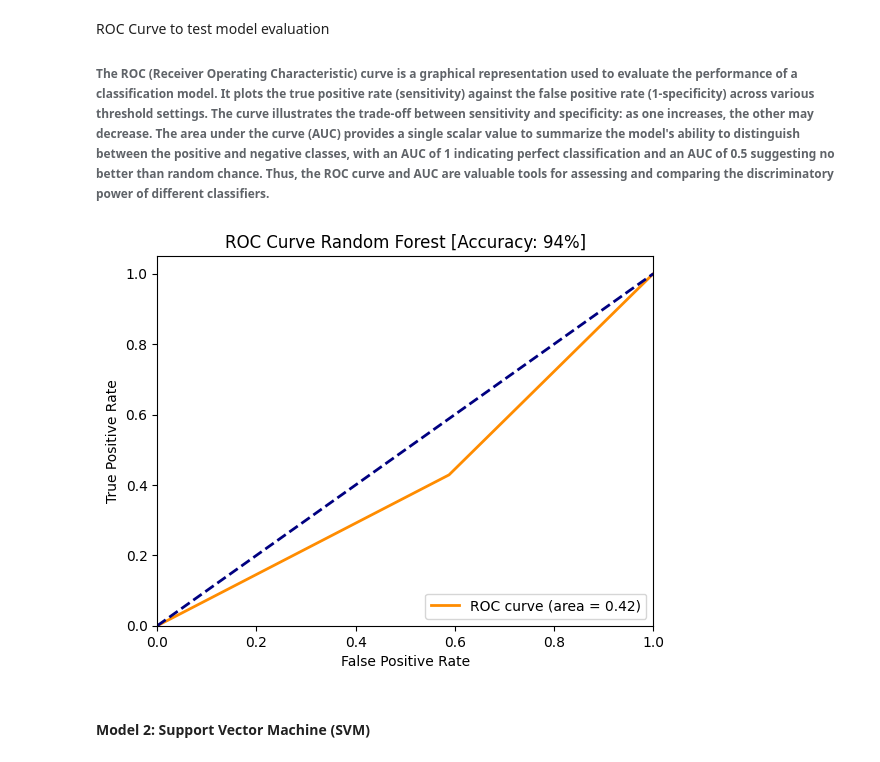
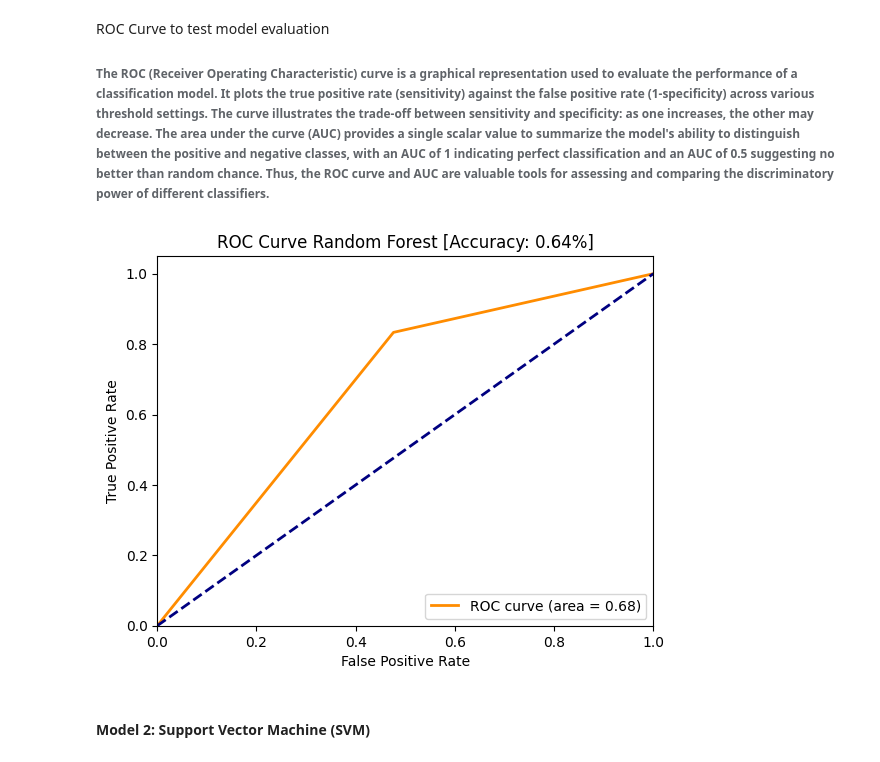
Before and after one commit to NumericCamel/Master-Thesis, a Jupyter notebook: notebook/model_building.ipynb, the cells around one changed output. Cells and saved outputs as stored; diff of their text form; code cells hidden in the pictures.

```diff
--- a/notebook/model_building.ipynb
+++ b/notebook/model_building.ipynb
@@ -127,0 +99,3 @@ Index(['Close', 'Volume', 'MA_td', '3MA_td', '%K_td', '%D_td', 'RSI_td',
+# %%
+btc_m = camel.thesis_lag(btc, num_lags = 1, target_column = 'Indicator')
+btc_m
@@ -128,2 +139,4 @@ Index(['Close', 'Volume', 'MA_td', '3MA_td', '%K_td', '%D_td', 'RSI_td',
+# %%
+btc_m['Indicator'] = np.where(btc_m['Indicator'] == 'Buy', 1,0)
 # %% [markdown]
 ##### Initializing Training and Test Datasets
@@ -147,4 +143,5 @@ btc_1
 # %%
+btc_1 = btc_m
 # Get all column names except 'Tomorrow'
 columns = btc_1.drop(columns='Indicator').columns.tolist()
 
@@ -192,7 +189,7 @@ if np.isnan(X).values.any():
 # %%
 from sklearn.ensemble import RandomForestClassifier
 
-rfm = RandomForestClassifier(n_estimators=350,  bootstrap=True, max_depth=15, min_samples_split=5)
+rfm = RandomForestClassifier(n_estimators=10,  bootstrap=True, max_depth=30, min_samples_split=5)
 rfm.fit(X_train, y_train)
 rf_pred = rfm.predict(X_test)
 # %%
@@ -229,21 +224,21 @@ ROC Curve to test model evaluation
 # %%
 # Compute ROC curve and ROC area
 fpr, tpr, _ = roc_curve(y_test, rf_pred)
 roc_auc = auc(fpr, tpr)
 
 # Plot ROC curve
 plt.figure()
 plt.plot(fpr, tpr, color='darkorange', lw=2, label='ROC curve (area = %0.2f)' % roc_auc)
 plt.plot([0, 1], [0, 1], color='navy', lw=2, linestyle='--')
 plt.xlim([0.0, 1.0])
 plt.ylim([0.0, 1.05])
 plt.xlabel('False Positive Rate')
 plt.ylabel('True Positive Rate')
-plt.title('ROC Curve Random Forest [Accuracy: 94%]')
+plt.title(f'ROC Curve Random Forest [Accuracy: {accuracy:.2f}%]')
 plt.legend(loc="lower right")
 plt.show()
 # %% [output]
-[figure, old version]
+[figure, new version]
 # %% [markdown]
 #### Model 2: Support Vector Machine (SVM)
 # %%
```
Also changed, not shown: parts of 28 cells of this notebook, 18 other files.
